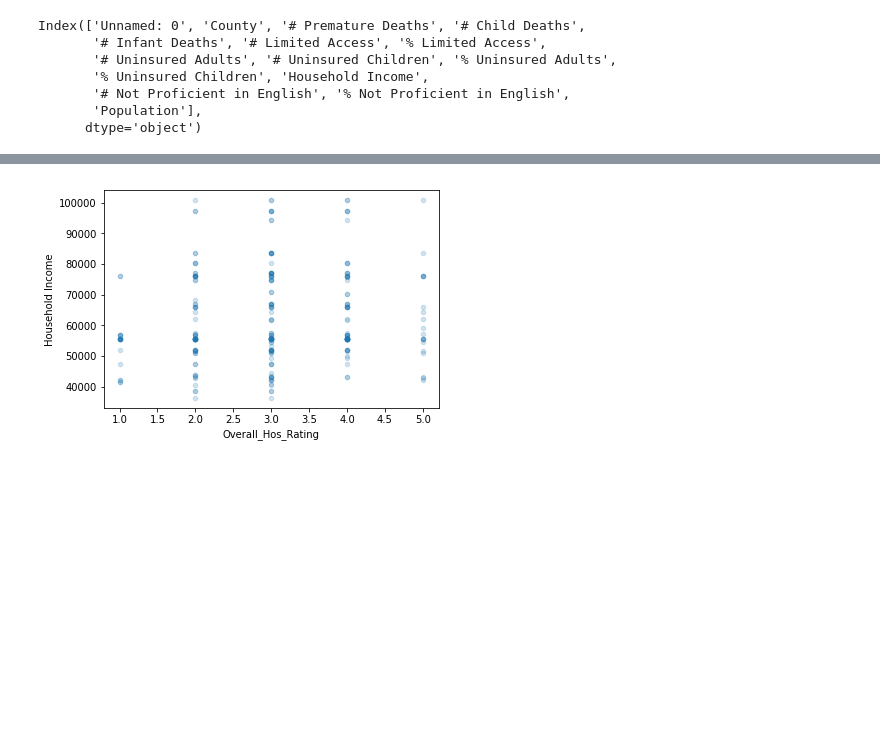
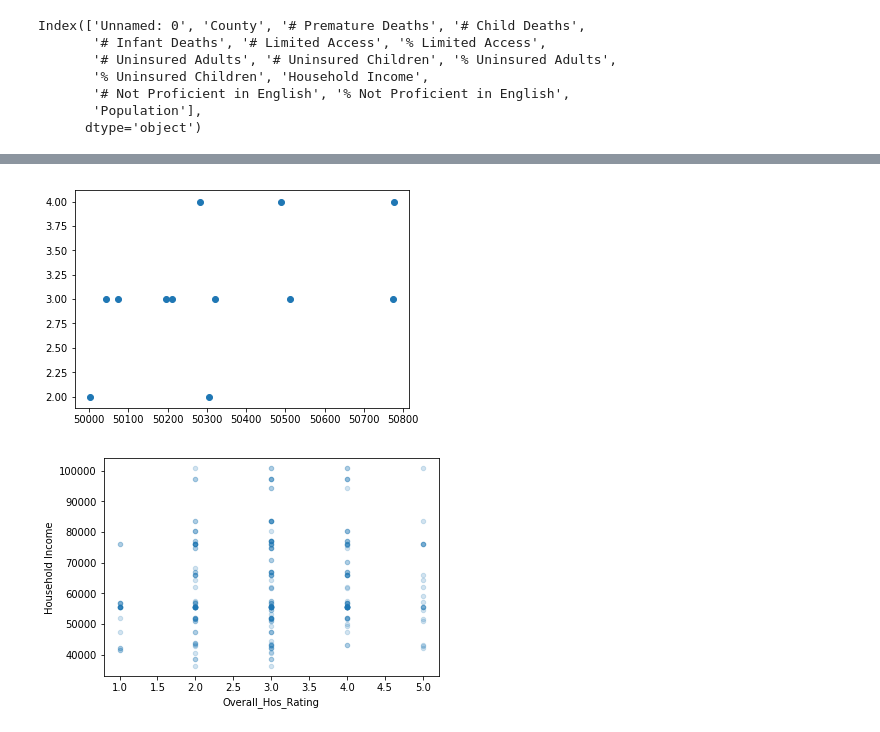
Before and after one commit to jLynnePhillips/Data_Bootcamp_Project1, a Jupyter notebook: ScatterPlots_Ratings_Population_Income.ipynb, the cells around one changed output, grey strips where cells are left out. Drawn from its saved outputs; the diff is of its cells as text; code cells hidden in the pictures; blank space fills up the shorter version.

```diff
--- a/ScatterPlots_Ratings_Population_Income.ipynb
+++ b/ScatterPlots_Ratings_Population_Income.ipynb
@@ -67,3 +82,10 @@ Final_merge_pd.to_csv("Final_Merged_Data_Set.csv", index = False)
+# %%
+county_pd = Final_merge_pd[Final_merge_pd['County']== 'ALAMEDA']
+
+plt.scatter(county_pd['Provider ID'], county_pd['Overall_Hos_Rating'])
+plt.show()
+# %% [output]
+[figure, added]
 # %%
 # Scatter Plot of Household Income vs Overall Hospital Rating
 Final_merge_pd.plot.scatter('Overall_Hos_Rating','Household Income',alpha=.2)
```
Also changed, not shown: parts of 1 cell of this notebook, 2 other files.
